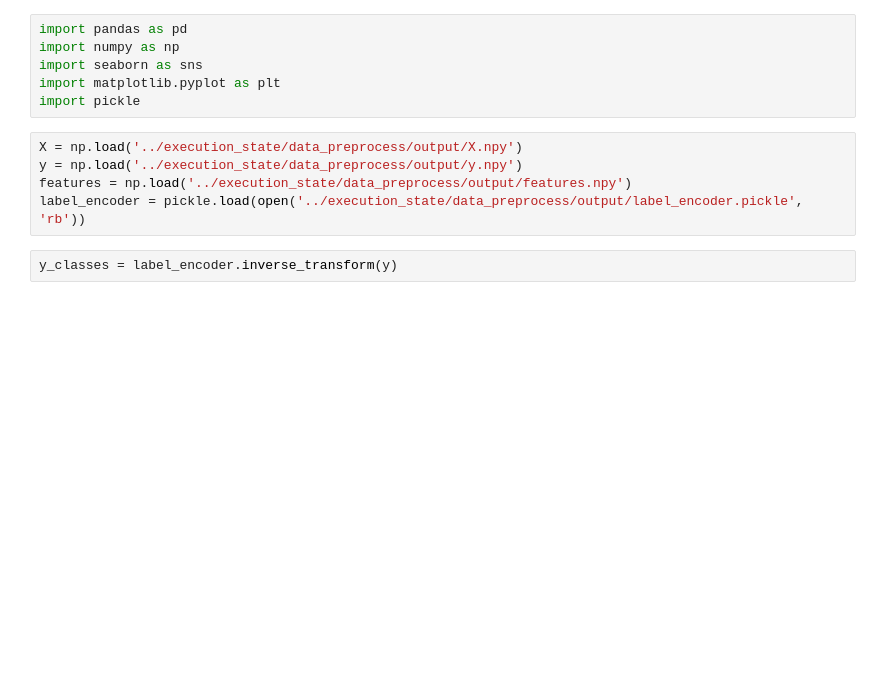
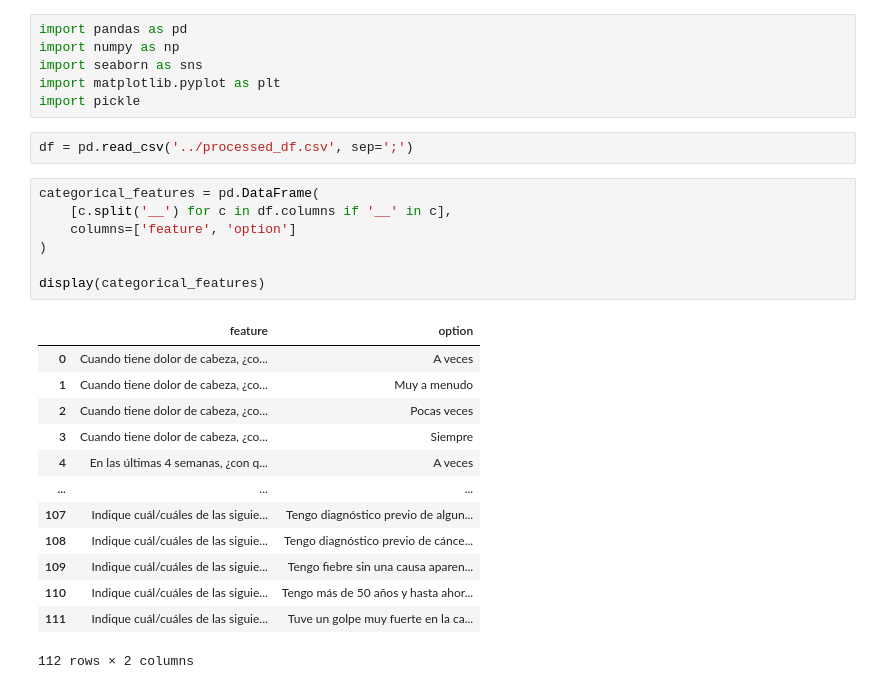
Before and after one commit to Laouen/PhD_entelai_predoc, a Jupyter notebook: notebooks/dataset_demografy.ipynb, the cells around one changed output. Drawn from its saved outputs; the diff is of its cells as text; blank space fills up the shorter version.

```diff
--- a/notebooks/dataset_demografy.ipynb
+++ b/notebooks/dataset_demografy.ipynb
@@ -4,10 +4,26 @@ import numpy as np
 import seaborn as sns
 import matplotlib.pyplot as plt
 import pickle
-# %%
-X = np.load('../execution_state/data_preprocess/output/X.npy')
-y = np.load('../execution_state/data_preprocess/output/y.npy')
-features = np.load('../execution_state/data_preprocess/output/features.npy')
-label_encoder = pickle.load(open('../execution_state/data_preprocess/output/label_encoder.pickle', 'rb'))
-# %%
-y_classes = label_encoder.inverse_transform(y)
+# %%
+df = pd.read_csv('../processed_df.csv', sep=';')
+# %%
+categorical_features = pd.DataFrame(
+    [c.split('__') for c in df.columns if '__' in c],
+    columns=['feature', 'option']
+)
+
+display(categorical_features)
+# %% [output]
+|  | feature | option |
+| 0 | Cuando tiene dolor de cabeza, ¿co... | A veces |
+| 1 | Cuando tiene dolor de cabeza, ¿co... | Muy a menudo |
+| 2 | Cuando tiene dolor de cabeza, ¿co... | Pocas veces |
+| 3 | Cuando tiene dolor de cabeza, ¿co... | Siempre |
+| 4 | En las últimas 4 semanas, ¿con q... | A veces |
+| ... | ... | ... |
+| 107 | Indique cuál/cuáles de las siguie... | Tengo diagnóstico previo de algun... |
+| 108 | Indique cuál/cuáles de las siguie... | Tengo diagnóstico previo de cánce... |
+| 109 | Indique cuál/cuáles de las siguie... | Tengo fiebre sin una causa aparen... |
+| 110 | Indique cuál/cuáles de las siguie... | Tengo más de 50 años y hasta ahor... |
+| 111 | Indique cuál/cuáles de las siguie... | Tuve un golpe muy fuerte en la ca... |
+112 rows × 2 columns
```
Also changed, not shown: parts of 5 cells of this notebook, 5 other files.
